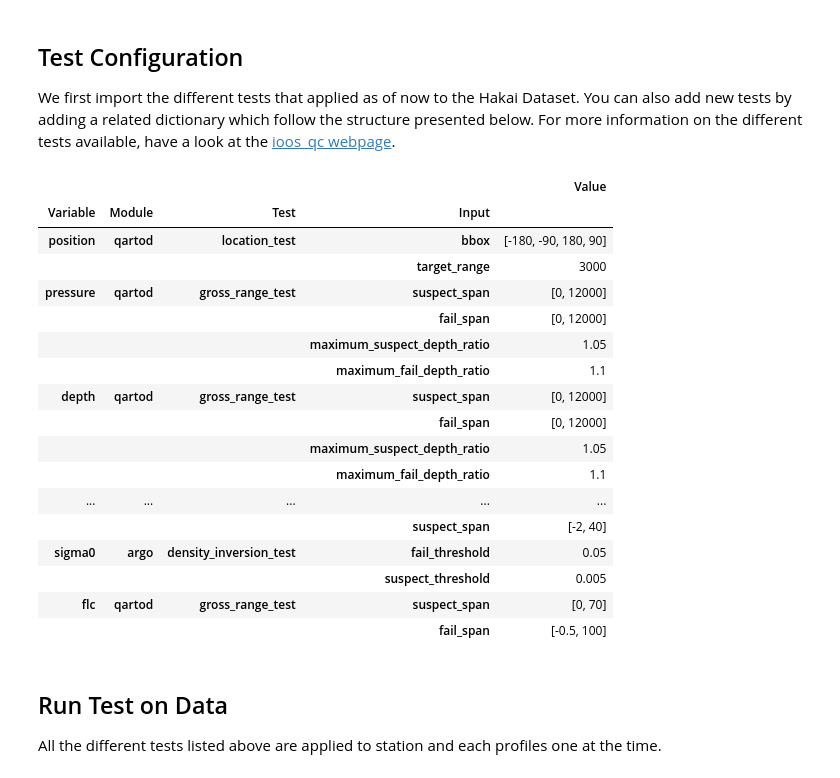
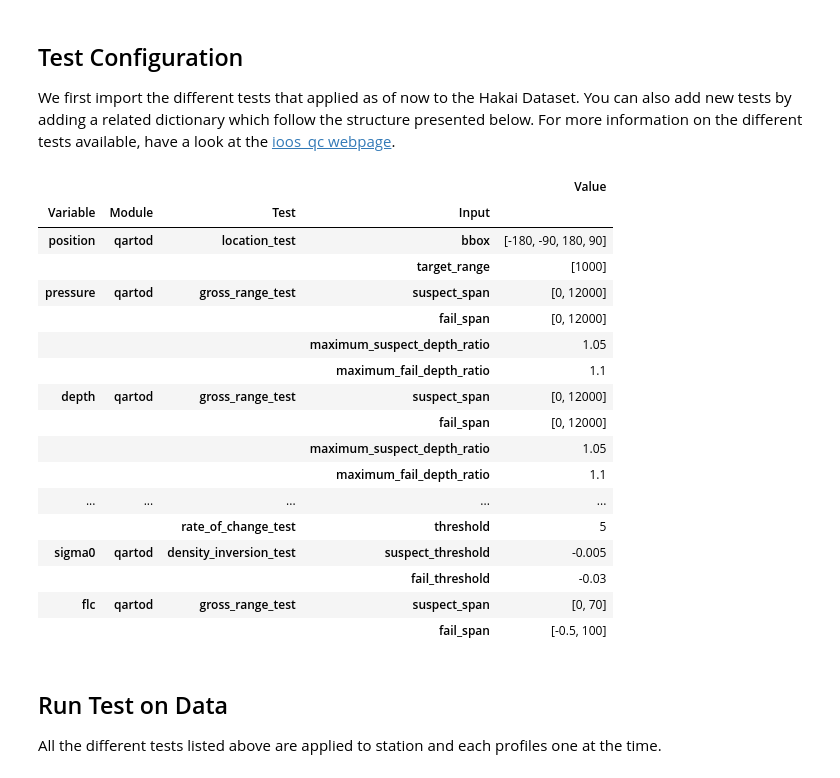
Before and after one commit to HakaiInstitute/hakai-ctd-qc, a Jupyter notebook: review-hakai-tests.ipynb, the cells around one changed output. Saved outputs shown, nothing was run; the diff lists cells and outputs as text; code cells hidden in the pictures.

```diff
--- a/review-hakai-tests.ipynb
+++ b/review-hakai-tests.ipynb
@@ -78,25 +80,29 @@ We first import the different tests that applied as of now to the Hakai Dataset.
 # %%
 # Load default test parameters used right now!
 qc_config = hakai_qc.get.json_config('hakai_ctd_profile.json')
 
 # If you want to add or modify some of the tests do it here
 #ex: let's add for the range of fluorescence
 qc_config['flc']= {'qartod': {
                         'gross_range_test': {
                             "suspect_span": [0, 70],
                             "fail_span": [-.5, 100],
                         },
 
                         "aggregate": {}
                         }
                    }
+
+target = {'target_range':[1000]}
+qc_config['position']['qartod']['location_test'].update(target)
+
 # Show the QC config in a nice looking table
 hakai_qc.get.config_as_dataframe(qc_config)
 # %% [output]
 |  |  |  |  | Value |
 | Variable | Module | Test | Input |  |
 | position | qartod | location_test | bbox | [-180, -90, 180, 90] |
-|  |  |  | target_range | 3000 |
+|  |  |  | target_range | [1000] |
 | pressure | qartod | gross_range_test | suspect_span | [0, 12000] |
 |  |  |  | fail_span | [0, 12000] |
 |  |  |  | maximum_suspect_depth_ratio | 1.05 |
@@ -106,9 +112,9 @@ hakai_qc.get.config_as_dataframe(qc_config)
 |  |  |  | maximum_suspect_depth_ratio | 1.05 |
 |  |  |  | maximum_fail_depth_ratio | 1.1 |
 | ... | ... | ... | ... | ... |
-|  |  |  | suspect_span | [-2, 40] |
-| sigma0 | argo | density_inversion_test | fail_threshold | 0.05 |
-|  |  |  | suspect_threshold | 0.005 |
+|  |  | rate_of_change_test | threshold | 5 |
+| sigma0 | qartod | density_inversion_test | suspect_threshold | -0.005 |
+|  |  |  | fail_threshold | -0.03 |
 | flc | qartod | gross_range_test | suspect_span | [0, 70] |
 |  |  |  | fail_span | [-0.5, 100] |
 # %% [markdown]
```
Also changed, not shown: parts of 6 cells of this notebook.
